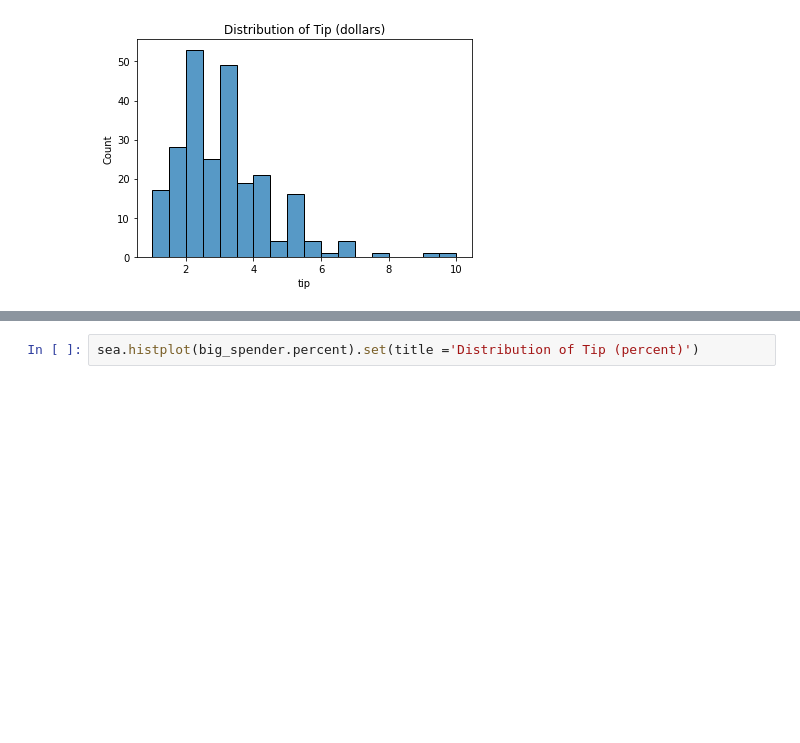
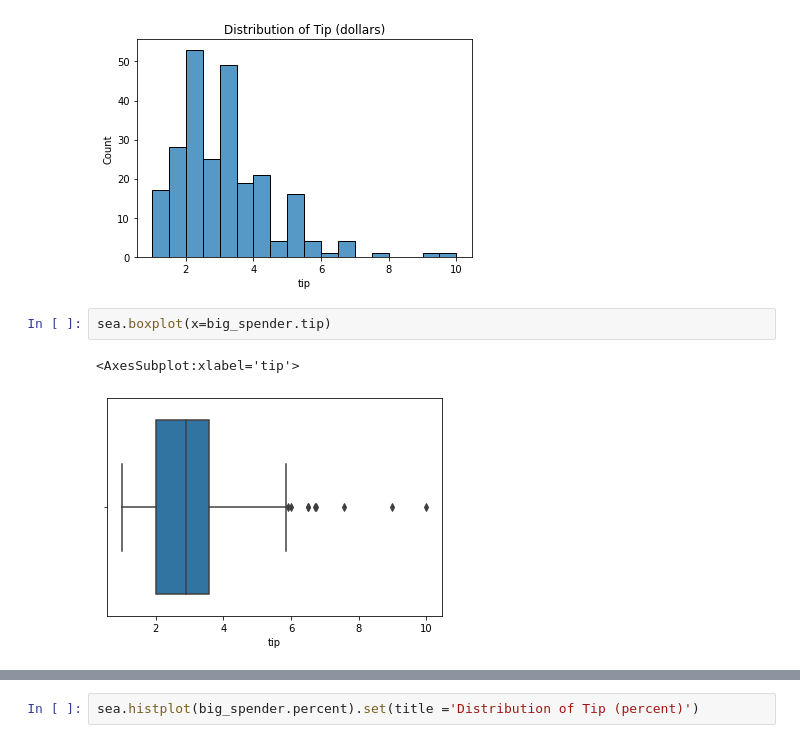
Before and after one commit to davidjayjackson/python-pandas-seaborn, a Jupyter notebook: python_pandas_intro.ipynb, the cells around one changed output, grey strips where cells are left out. Cells and saved outputs as stored; diff of their text form; blank space fills up the shorter version.

```diff
--- a/python_pandas_intro.ipynb
+++ b/python_pandas_intro.ipynb
@@ -71,3 +84,8 @@ sea.histplot(big_spender.tip).set(title ='Distribution of Tip (dollars)')
 # %% [output]
 [Text(0.5, 1.0, 'Distribution of Tip (dollars)')]
 [figure]
+# %%
+sea.boxplot(x=big_spender.tip)
+# %% [output]
+<AxesSubplot:xlabel='tip'>
+[figure, added]
```
Also changed, not shown: parts of 10 cells of this notebook.
